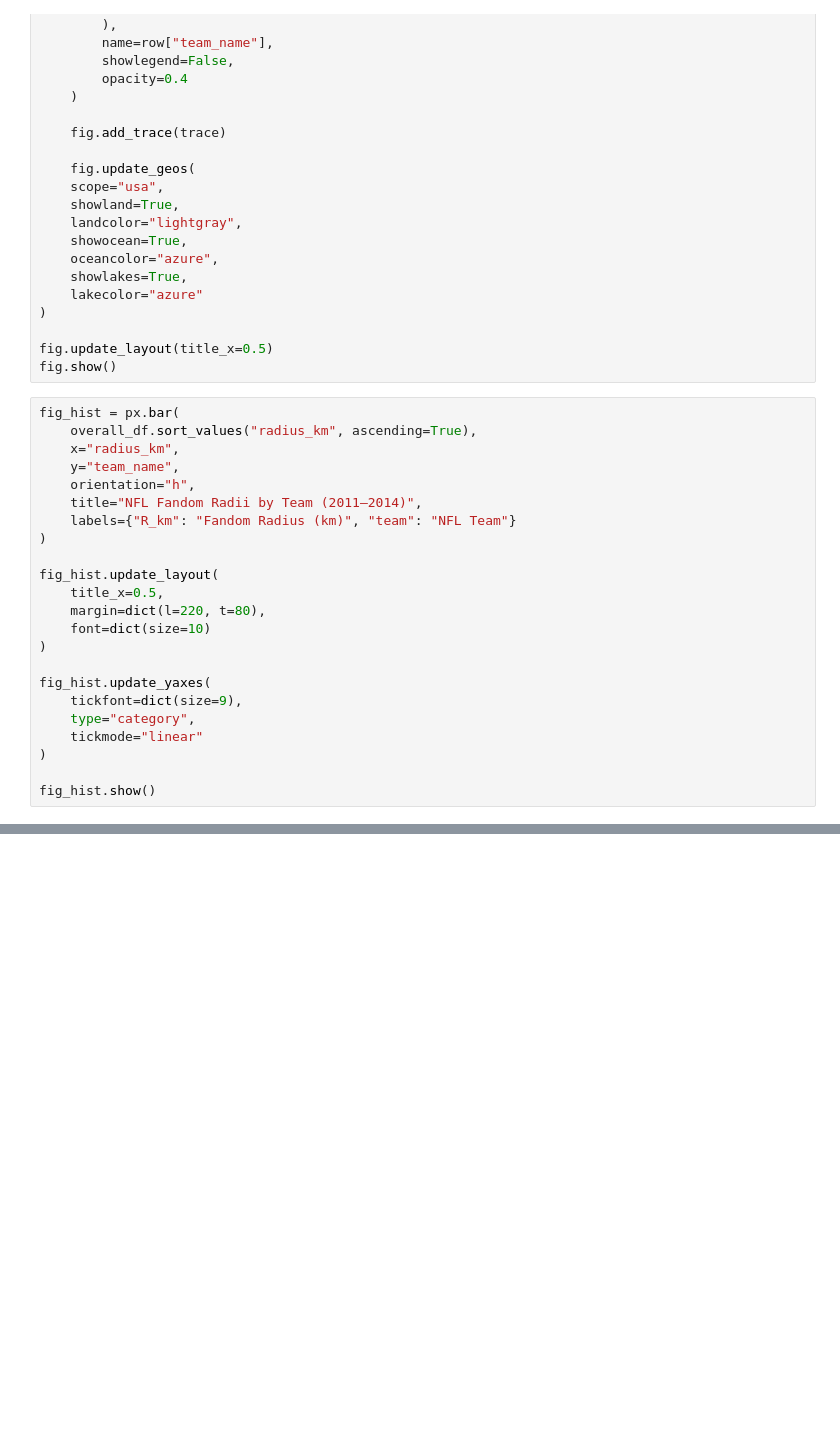
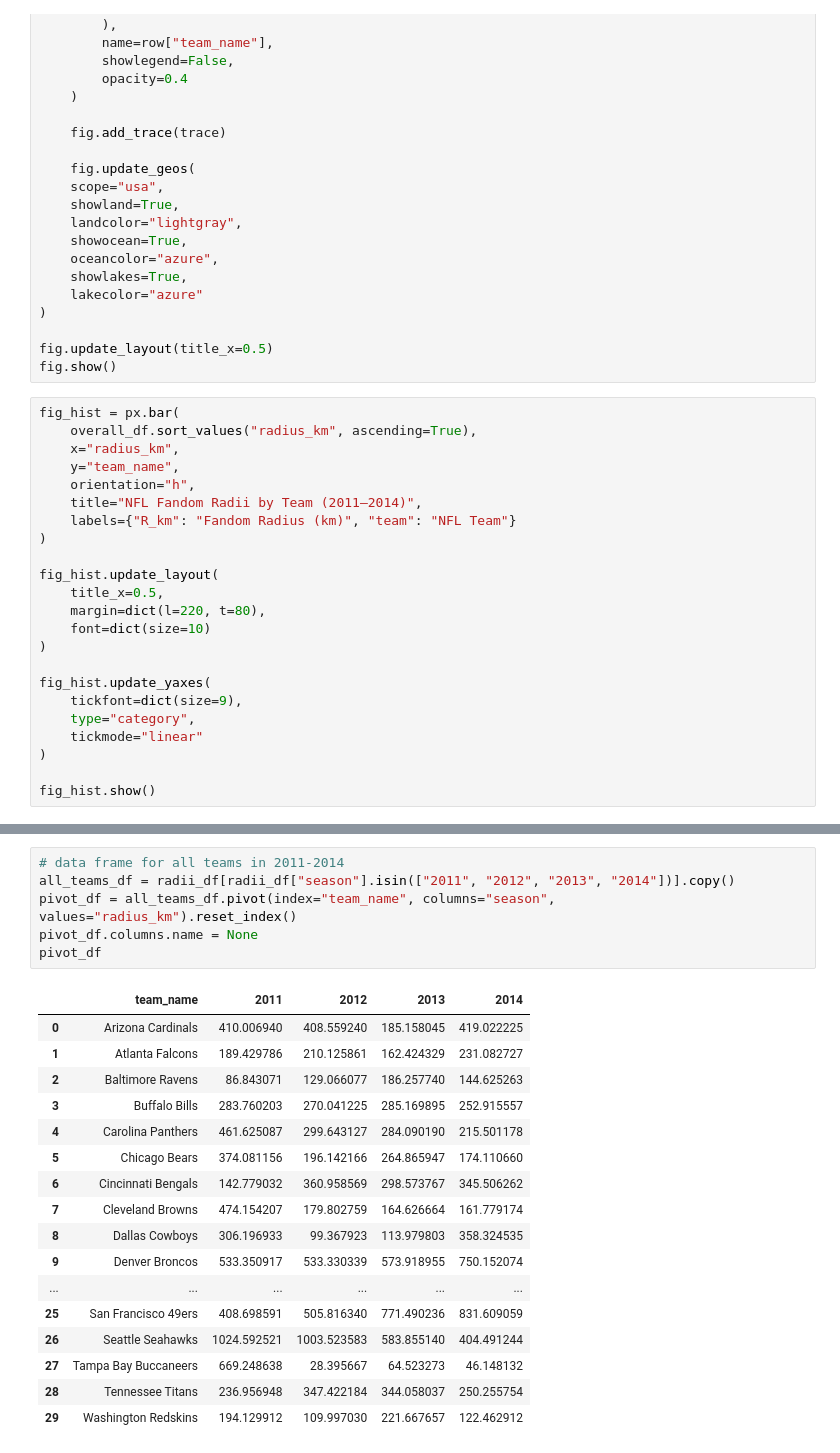
Before and after one commit to ekollrack/EK-Thesis, a Jupyter notebook: Fandom Radii/us_graph_radii.ipynb, the cells around one changed output, grey strips where cells are left out. Cells and saved outputs as stored; diff of their text form; blank space fills up the shorter version.

```diff
--- a/Fandom Radii/us_graph_radii.ipynb
+++ b/Fandom Radii/us_graph_radii.ipynb
@@ -94,0 +137,24 @@ fig_hist.show()
+# %%
+# data frame for all teams in 2011-2014
+all_teams_df = radii_df[radii_df["season"].isin(["2011", "2012", "2013", "2014"])].copy()
+pivot_df = all_teams_df.pivot(index="team_name", columns="season", values="radius_km").reset_index()
+pivot_df.columns.name = None
+pivot_df
+# %% [output]
+|  | team_name | 2011 | 2012 | 2013 | 2014 |
+| 0 | Arizona Cardinals | 410.006940 | 408.559240 | 185.158045 | 419.022225 |
+| 1 | Atlanta Falcons | 189.429786 | 210.125861 | 162.424329 | 231.082727 |
+| 2 | Baltimore Ravens | 86.843071 | 129.066077 | 186.257740 | 144.625263 |
+| 3 | Buffalo Bills | 283.760203 | 270.041225 | 285.169895 | 252.915557 |
+| 4 | Carolina Panthers | 461.625087 | 299.643127 | 284.090190 | 215.501178 |
+| 5 | Chicago Bears | 374.081156 | 196.142166 | 264.865947 | 174.110660 |
+| 6 | Cincinnati Bengals | 142.779032 | 360.958569 | 298.573767 | 345.506262 |
+| 7 | Cleveland Browns | 474.154207 | 179.802759 | 164.626664 | 161.779174 |
+| 8 | Dallas Cowboys | 306.196933 | 99.367923 | 113.979803 | 358.324535 |
+| 9 | Denver Broncos | 533.350917 | 533.330339 | 573.918955 | 750.152074 |
+| ... | ... | ... | ... | ... | ... |
+| 25 | San Francisco 49ers | 408.698591 | 505.816340 | 771.490236 | 831.609059 |
+| 26 | Seattle Seahawks | 1024.592521 | 1003.523583 | 583.855140 | 404.491244 |
+| 27 | Tampa Bay Buccaneers | 669.248638 | 28.395667 | 64.523273 | 46.148132 |
+| 28 | Tennessee Titans | 236.956948 | 347.422184 | 344.058037 | 250.255754 |
+| 29 | Washington Redskins | 194.129912 | 109.997030 | 221.667657 | 122.462912 |
```
Also changed, not shown: parts of 9 cells of this notebook, 46 other files.
